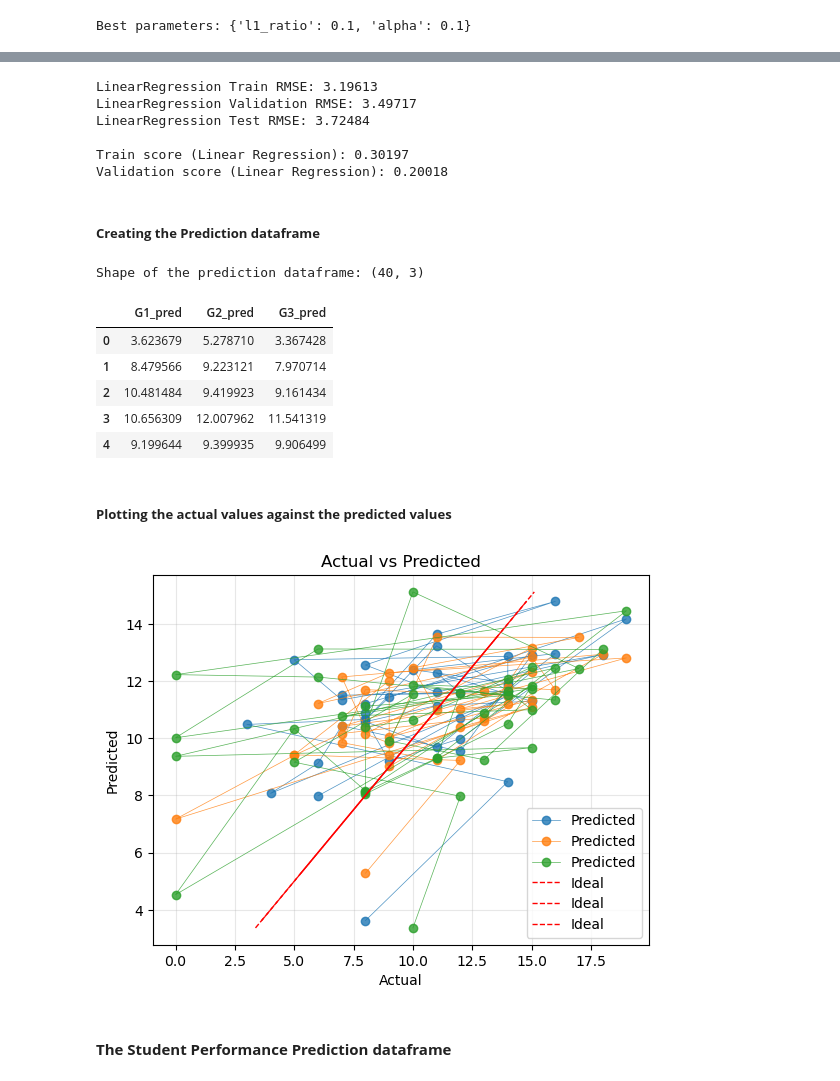
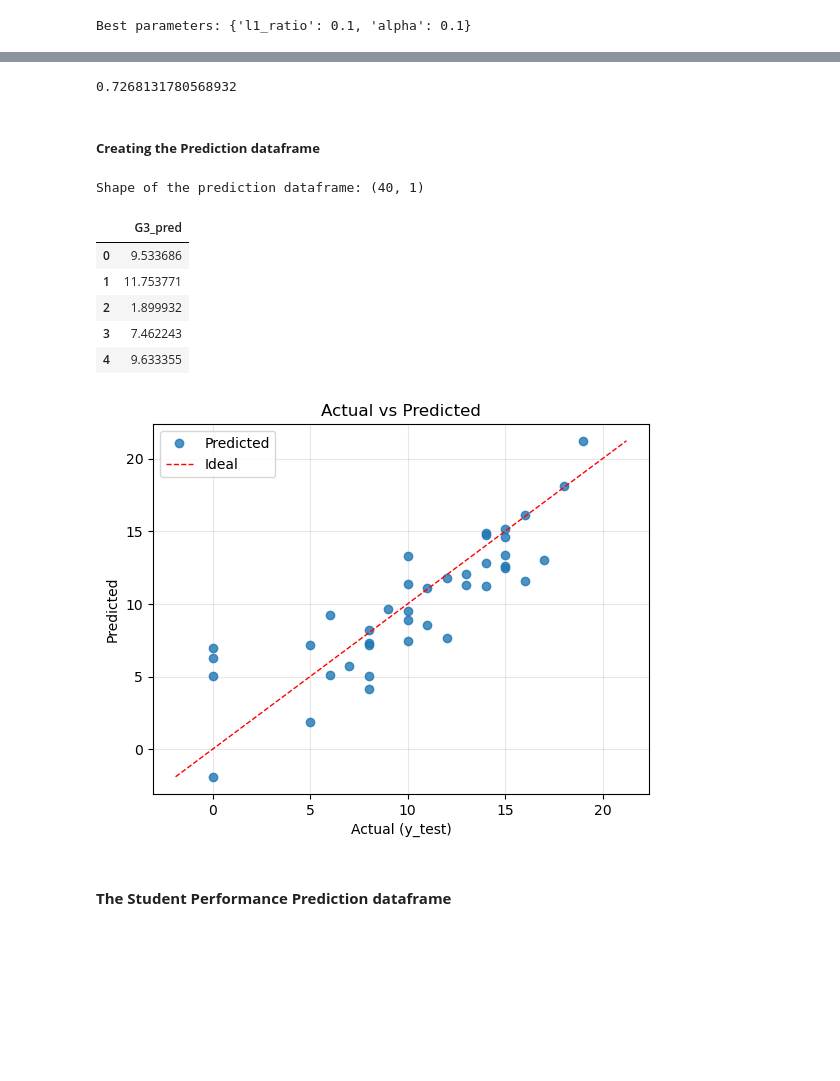
Before and after one commit to mayukhchatterjee7029/uci_student_performance_analysis, a Jupyter notebook: student_performance.ipynb, the cells around one changed output, grey strips where cells are left out. Drawn from its saved outputs; the diff is of its cells as text; code cells hidden in the pictures; blank space fills up the shorter version.

```diff
--- a/student_performance.ipynb
+++ b/student_performance.ipynb
@@ -561,0 +548,4 @@ Validation score (ElasticNet): 0.19164247132891843
+# %%
+bag_reg = BaggingRegressor(estimator=LinearRegression(), max_features=0.9, bootstrap=False, n_estimators=130, random_state=42)
+bag_reg.fit(X_train, y_train)
+bag_reg.score(X_val, y_val)
@@ -561,0 +556,10 @@ Validation score (ElasticNet): 0.19164247132891843
+# %%
+ada_reg = AdaBoostRegressor(
+    estimator=bag_reg,
+    n_estimators=100,
+    learning_rate=0.7,
+    loss='linear',
+    random_state=42)
+
+ada_reg.fit(X_train, y_train)
+ada_reg.score(X_train, y_train), ada_reg.score(X_val, y_val)
@@ -566,20 +570,8 @@ Validation score (ElasticNet): 0.19164247132891843
-# %%
-## As the Linear Regression Model is the Best performing model in our case, we will use it to predict the test data.
-
-test_pred = lin_reg_pipe.predict(X_test)
-test_rmse = rmse(y_test, test_pred)
-
-print(f"LinearRegression Train RMSE: {lin_reg_train_rmse:.5f}\nLinearRegression Validation RMSE: {lin_reg_val_rmse:.5f}\nLinearRegression Test RMSE: {test_rmse:.5f}\n")
-
-print(f"Train score (Linear Regression): {lin_reg_pipe.score(X_train, y_train):.5f}")
-print(f"Validation score (Linear Regression): {lin_reg_pipe.score(X_val, y_val):.5f}")
-# %% [output]
-LinearRegression Train RMSE: 3.19613
-LinearRegression Validation RMSE: 3.49717
-LinearRegression Test RMSE: 3.72484
-
-Train score (Linear Regression): 0.30197
-Validation score (Linear Regression): 0.20018
+# %%
+bag_reg.predict(X_test)
+bag_reg.score(X_test,y_test)
+# %% [output]
+0.7268131780568932
 # %% [markdown]
 ##### **Creating the Prediction dataframe**
 # %%
@@ -587,18 +579,20 @@ Validation score (Linear Regression): 0.20018
 X_test = pd.DataFrame(X_test).reset_index(drop=True)
 y_test = pd.DataFrame(y_test).reset_index(drop=True)
 # lin_reg_pred = test_pred.reset_index(drop=True)
+# %%
+test_pred = ada_reg.predict(X_test)
 # %%
 test_pred_df = test_pred
-test_pred_df = pd.DataFrame(test_pred_df, columns=['G1_pred', 'G2_pred', 'G3_pred'])
+test_pred_df = pd.DataFrame(test_pred_df, columns=['G3_pred'])
 test_pred_df = test_pred_df.reset_index(drop=True)
 print(f'Shape of the prediction dataframe: {test_pred_df.shape}')
 test_pred_df.head()
 # %% [output]
-Shape of the prediction dataframe: (40, 3)
+Shape of the prediction dataframe: (40, 1)
-|  | G1_pred | G2_pred | G3_pred |
-| 0 | 3.623679 | 5.278710 | 3.367428 |
-| 1 | 8.479566 | 9.223121 | 7.970714 |
-| 2 | 10.481484 | 9.419923 | 9.161434 |
-| 3 | 10.656309 | 12.007962 | 11.541319 |
-| 4 | 9.199644 | 9.399935 | 9.906499 |
+|  | G3_pred |
+| 0 | 9.533686 |
+| 1 | 11.753771 |
+| 2 | 1.899932 |
+| 3 | 7.462243 |
+| 4 | 9.633355 |
 # %%
@@ -606,25 +600,24 @@ predictions_linreg_df = pd.concat([y_test, test_pred_df], axis=1)
-# %% [markdown]
-##### **Plotting the actual values against the predicted values**
 # %%
 plt.clf()
 # Create a scatter plot
-plt.plot(y_test, test_pred_df, 'o-', alpha=0.8, lw=0.5, label='Predicted')
+# plt.scatter(y_test, test_pred_df, alpha=0.8, label='Predicted')
+plt.plot(y_test, test_pred_df, 'o', alpha=0.8, lw=0.5, label='Predicted')
 
 # Get the range that covers both actual and predicted values
 max_sc = test_pred_df.max()
 min_sc = test_pred_df.min()
 
 # Plot the actual values
 plt.plot([min_sc, max_sc], [min_sc, max_sc], 'r--', lw=1, label='Ideal')
 
-plt.xlabel('Actual')
+plt.xlabel('Actual (y_test)')
 plt.ylabel('Predicted')
 plt.title('Actual vs Predicted')
 plt.legend()
 plt.grid(True, alpha=0.3)
 plt.show()
 # %% [output]
-[figure, old version]
+[figure, new version]
 # %% [markdown]
 #### **The Student Performance Prediction dataframe**
 # %%
```
Also changed, not shown: parts of 46 cells of this notebook.
